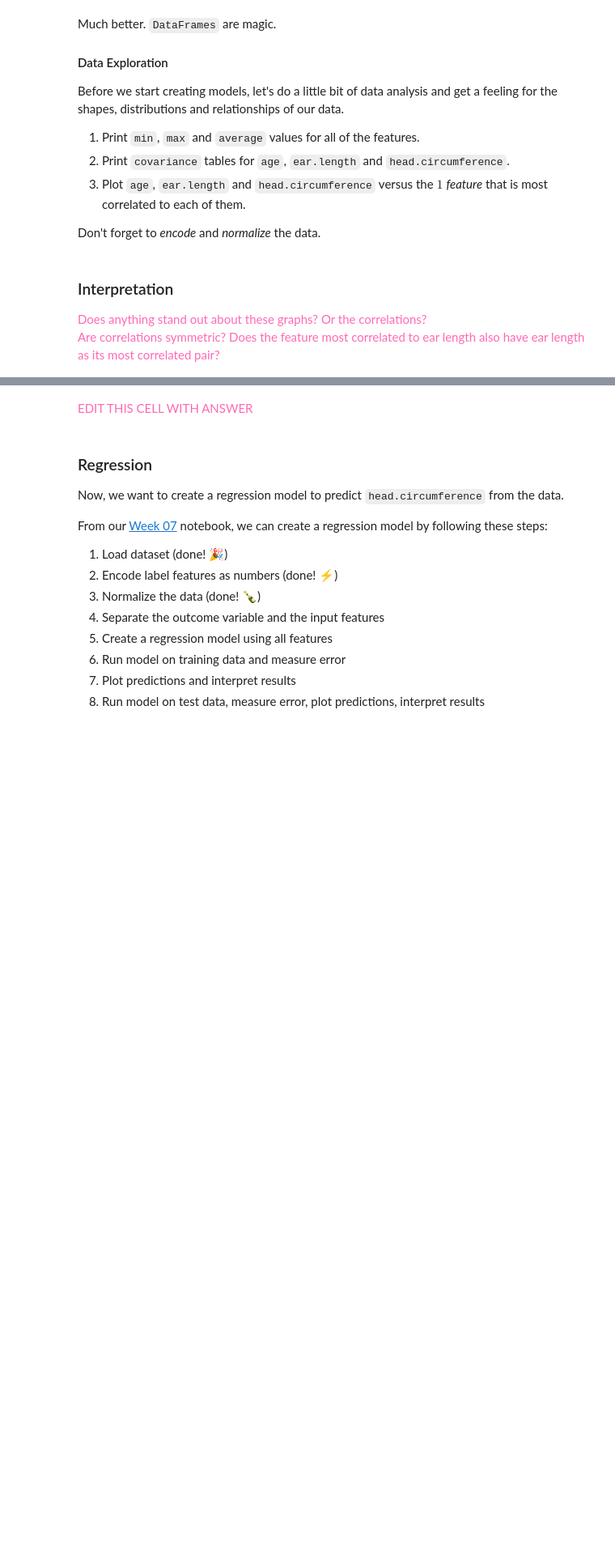
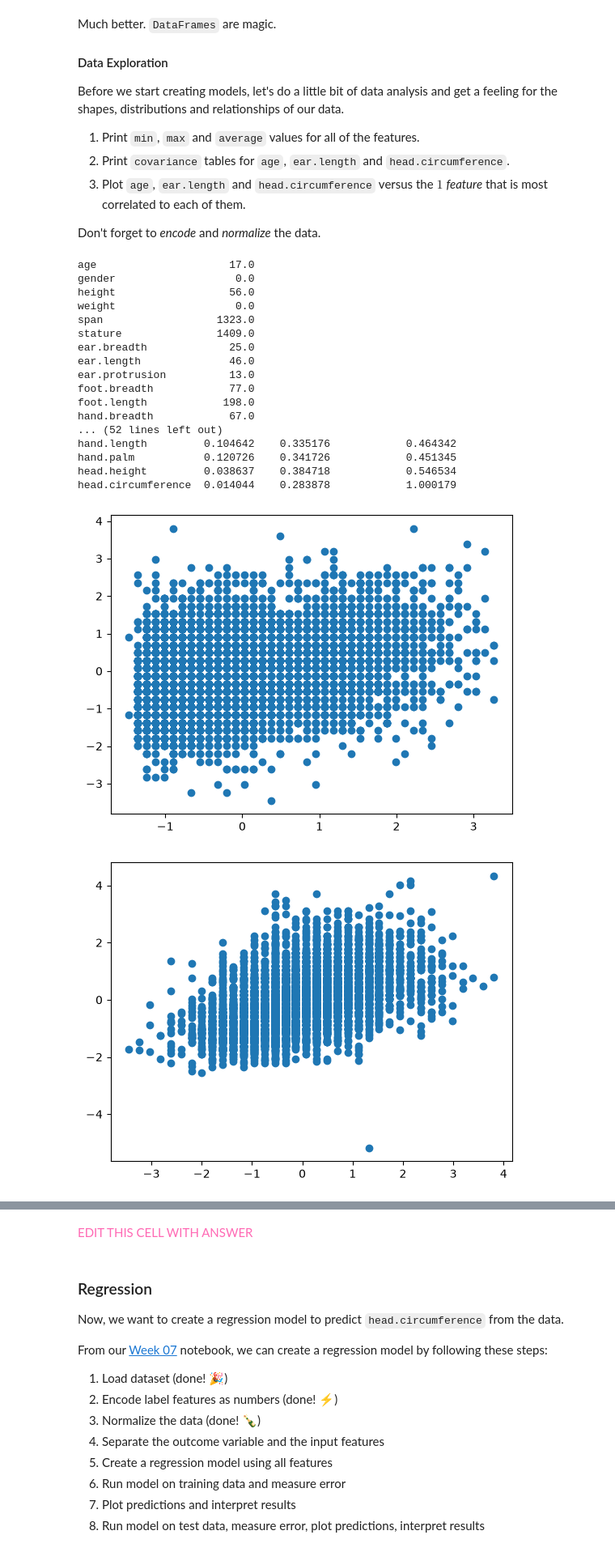
Before and after one commit to AI-and-Machine-Learning-Fall-2026/Homework07, a Jupyter notebook: Homework07.ipynb, the cells around one changed output, grey strips where cells are left out. Shown at 81% size. Saved outputs shown, nothing was run; the diff lists cells and outputs as text; code cells hidden in the pictures; blank space fills up the shorter version.

```diff
--- a/Homework07.ipynb
+++ b/Homework07.ipynb
@@ -93,7 +123,65 @@ Don't forget to *encode* and *normalize* the data.
-# %% [markdown]
-### Interpretation
-
-<span style="color:hotpink;">
-Does anything stand out about these graphs? Or the correlations?<br>
-Are correlations symmetric? Does the feature most correlated to ear length also have ear length as its most correlated pair?
-</span>
+# %%
+# Work on Data Exploration here
+
+### Encode non-numerical features
+# My note: According to the diagram listed below the previous code cell, the only non-numeric feature is gender. So I should encode gender data.
+
+ansur_encoder = OrdinalEncoder() # My Note: According to the dataset I loaded above, I need to build an Encoder for this project to count values.
+
+# My Note: This sentence is to make sure the original gender values (which are non-numerical values) to be transformed into numberic values.
+gender_values = ansur_encoder.fit_transform(ansur_df[["gender"]])
+
+# My Note: Let the transformed gender values to be the final version of the gender values, which are used to replace the non-numeric version listed above.
+ansur_df[["gender"]] = gender_values
+
+## 1. Print min, max, avg
+# My Note: According to the Web3Schools Pandas Library, the average value is written as average (mean) value, which is mean().
+print(ansur_df.min())
+print(ansur_df.max())
+print(ansur_df.mean())
+
+### Normalize all data
+
+# My Note: Let ansur_scaler to be the standard dimension for all data in the training dataset.
+ansur_scaler = StandardScaler()
+
+# My Note: Let the scaled data to be the final version of the data, replacing the original version that vary from different numeric scales.
+scaled_values = ansur_scaler.fit_transform(ansur_df)
+# My Note: After claiming the scaled data, I need to put them back to the list that have column names.
+ansur_scaled_df = pd.DataFrame(scaled_values, columns = ansur_df.columns)
+
+## 2. Print Covariances
+# My Note: Let the covariance has a value.
+covariance_df = ansur_scaled_df.cov()
+print(covariance_df[["age", "ear.length", "head.circumference"]])
+
+## 3. Plot features most correlated to age, ear length and head circumference
+# My Note: According to the 3rd row of the requirement for this cell, I need to find out the feature that each most correlated with age, ear length, and head circumference, and create a scattered diagram.
+plt.scatter(ansur_scaled_df[["age"]], ansur_scaled_df[["ear.length"]])
+plt.show()
+
+plt.scatter(ansur_scaled_df[["ear.length"]], ansur_scaled_df[["weight"]])
+plt.show()
+
+plt.scatter(ansur_scaled_df[["head.circumference"]], ansur_scaled_df[["head.height"]])
+plt.show()
+# %% [output]
+age                     17.0
+gender                   0.0
+height                  56.0
+weight                   0.0
+span                  1323.0
+stature               1409.0
+ear.breadth             25.0
+ear.length              46.0
+ear.protrusion          13.0
+foot.breadth            77.0
+foot.length            198.0
+hand.breadth            67.0
+... (52 lines left out)
+hand.length         0.104642    0.335176            0.464342
+hand.palm           0.120726    0.341726            0.451345
+head.height         0.038637    0.384718            0.546534
+head.circumference  0.014044    0.283878            1.000179
+[figure, added]
+[figure, added]
```
Also changed, not shown: parts of 9 cells of this notebook.
